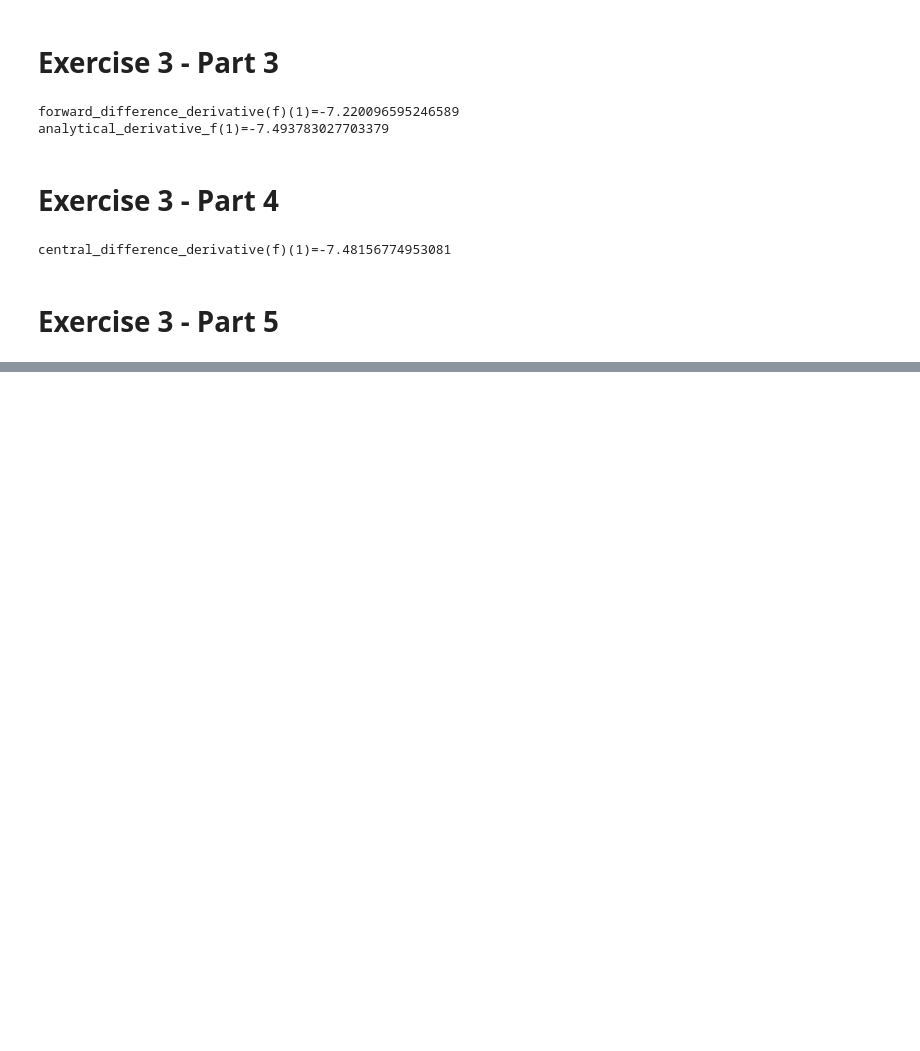
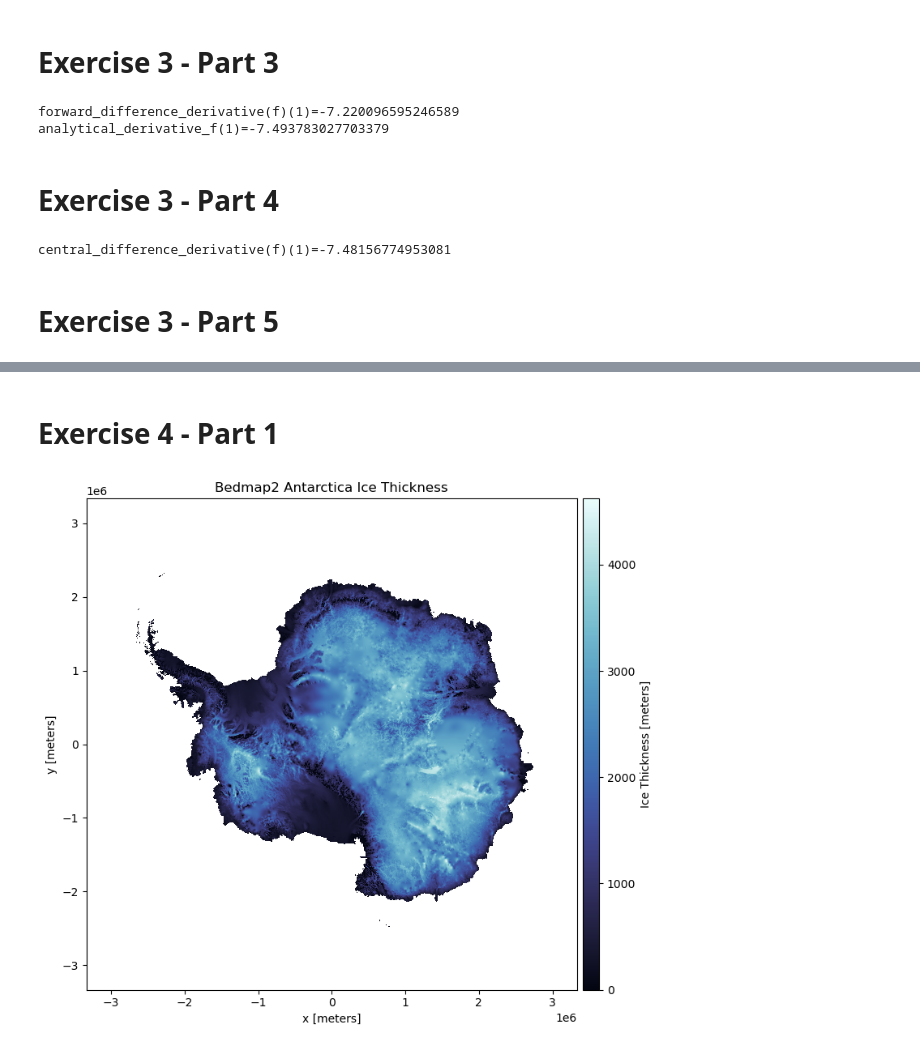
Before and after one commit to Vnormann/MOD510---Project-1, a Jupyter notebook: Project1_group16.ipynb, the cells around one changed output, grey strips where cells are left out. Cells and saved outputs as stored; diff of their text form; code cells hidden in the pictures; blank space fills up the shorter version.

```diff
--- a/Project1_group16.ipynb
+++ b/Project1_group16.ipynb
@@ -143,0 +144,2 @@ ax.legend([error_fd_line, error_cd_line],
+# %% [markdown]
+# Exercise 4 - Part 1
@@ -143,0 +149,14 @@ ax.legend([error_fd_line, error_cd_line],
+# %%
+# Load the ice thickness grid
+bedmap = rh.fetch_bedmap2(datasets=["thickness","surface","bed"])
+
+plt.figure(figsize=(8, 7))
+ax = plt.subplot(111)
+pc = bedmap.thickness.plot.pcolormesh(
+    ax=ax, cmap=cmocean.cm.ice, cbar_kwargs=dict(pad=0.01, aspect=30)
+)
+ax.set_title("Bedmap2 Antarctica Ice Thickness")
+plt.tight_layout()
+plt.show()
+# %% [output]
+[figure, added]
```
Also changed, not shown: parts of 8 cells of this notebook.
